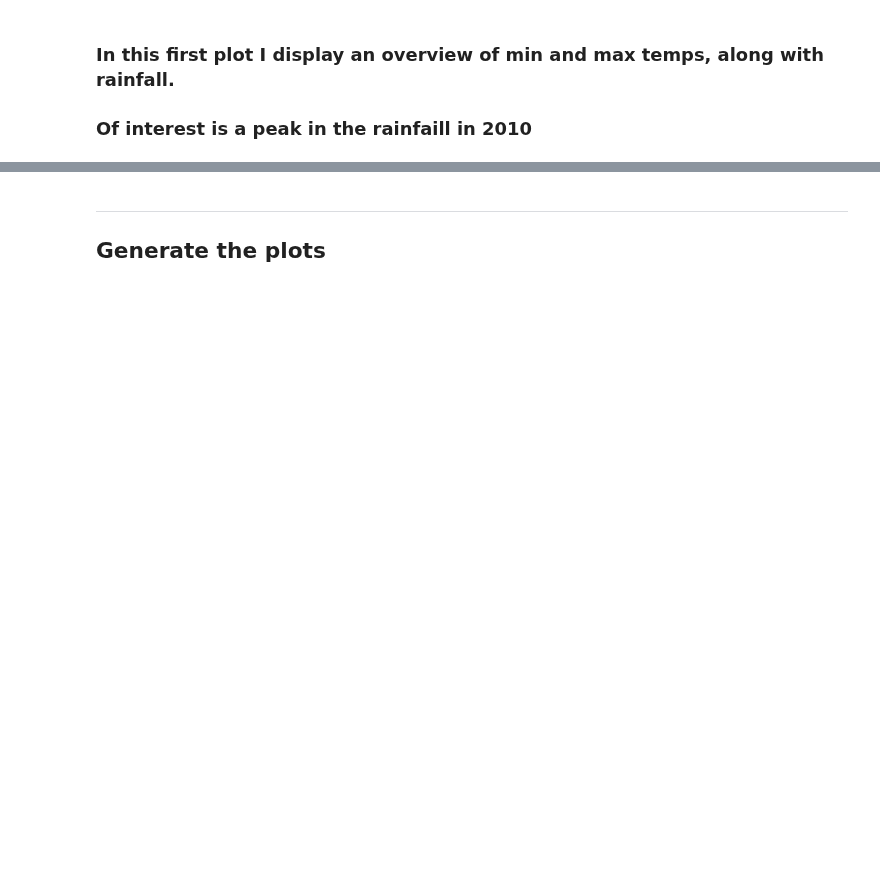
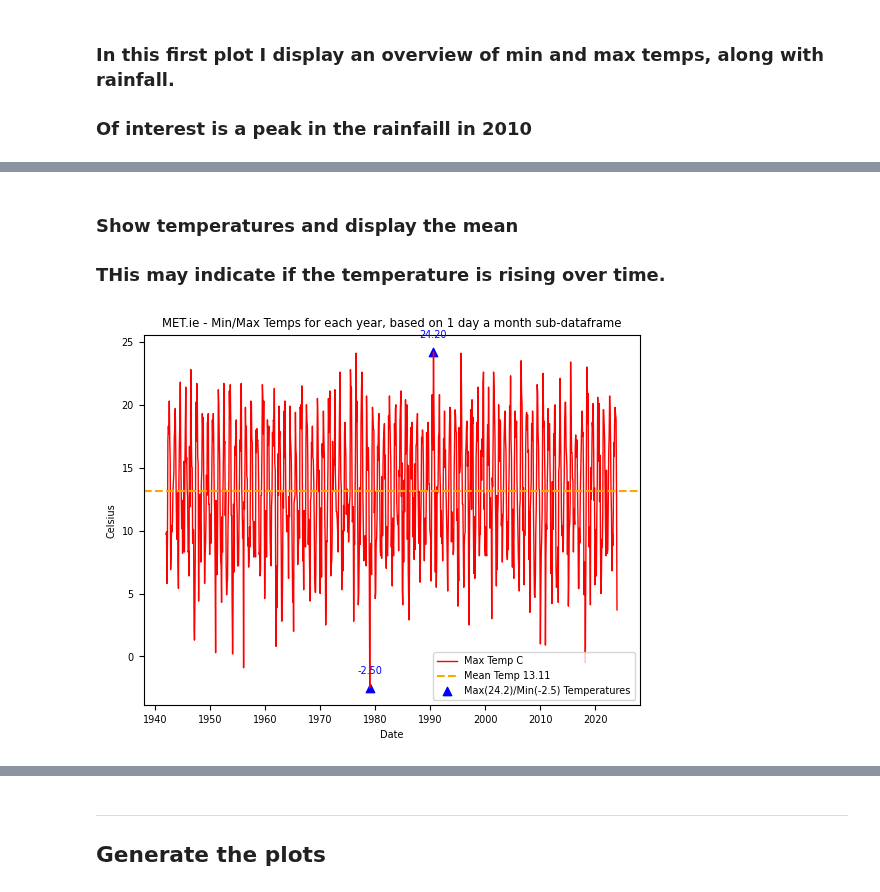
Before and after one commit to cpjm/pfda_project1, a Jupyter notebook: pfda_project2/project2.ipynb, the cells around one changed output, grey strips where cells are left out. Drawn from its saved outputs; the diff is of its cells as text; code cells hidden in the pictures; blank space fills up the shorter version.

```diff
--- a/pfda_project2/project2.ipynb
+++ b/pfda_project2/project2.ipynb
@@ -1268,0 +1316,39 @@ plt.show()
+# %% [markdown]
+### Show temperatures and display the mean
+### THis may indicate if the temperature is rising over time.
+# %%
+# Here we plot using the 1 day per month dataframe
+# Calculate the mean
+mean_temp = np.mean(met_1day_per_month['maxtp'])
+max_temp = np.max(met_1day_per_month['maxtp'])
+min_temp = np.min(met_1day_per_month['maxtp'])
+
+fig = plt.figure()
+plt.plot_date(met_1day_per_month['date'], met_1day_per_month['maxtp'], '-r',label='Max Temp C',linewidth=1)
+plt.axhline(y=mean_temp, color='orange', linestyle='--', label='Mean Temp ' + str(round(mean_temp,2)))
+
+# Mark the maximum and minimum temperatures
+plt.scatter([met_1day_per_month['date'][met_1day_per_month['maxtp'].idxmax()], \
+             met_1day_per_month['date'][met_1day_per_month['maxtp'].idxmin()]],
+            [max_temp, min_temp],
+            color='b', marker='^',
+            label='Max(' + str(round(max_temp,2)) +')' \
+                + '/Min(' + str(round(min_temp,2)) + ') Temperatures')
+
+for x,y in zip(met_1day_per_month['date'],met_1day_per_month['maxtp']):
+    label = "{:.2f}".format(y)
+    if y==max_temp or y==min_temp or y>25:
+        plt.annotate(label, # this is the text
+                 (x,y), # these are the coordinates to position the label
+                 textcoords="offset points", # how to position the text
+                 xytext=(0,10), # distance from text to points (x,y)
+                 color='blue',
+                 ha='center') # horizontal alignment can be left, right or center
+
+plt.legend(loc="best")
+plt.xlabel('Date')
+plt.ylabel('Celsius')
+plt.title('MET.ie - Min/Max Temps for each year, based on 1 day a month sub-dataframe')
+plt.show()
+# %% [output]
+[figure, added]
```
Also changed, not shown: parts of 25 cells of this notebook, 7 other files.
